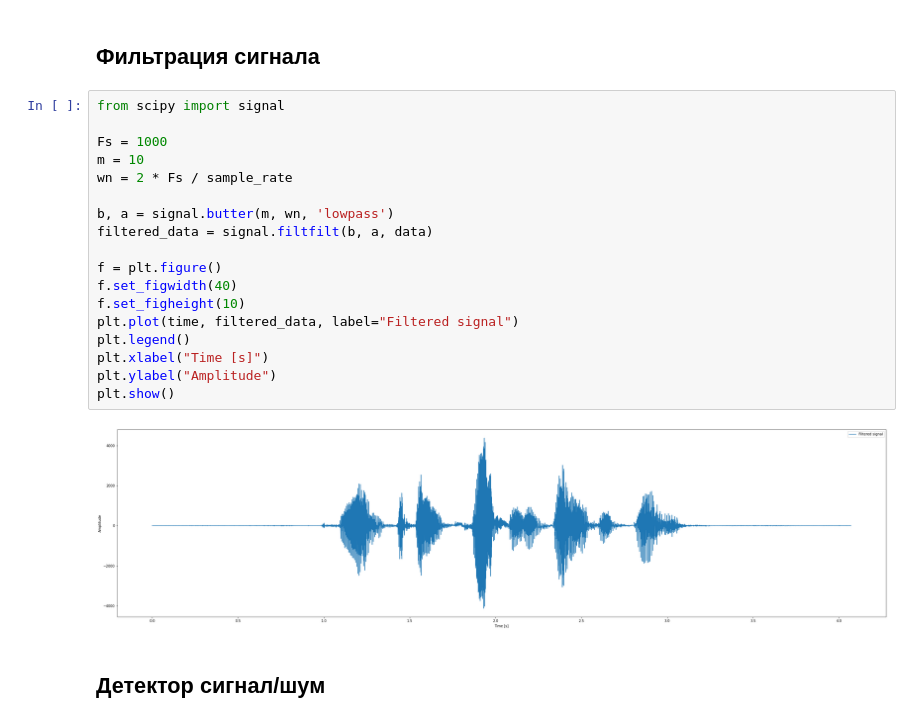
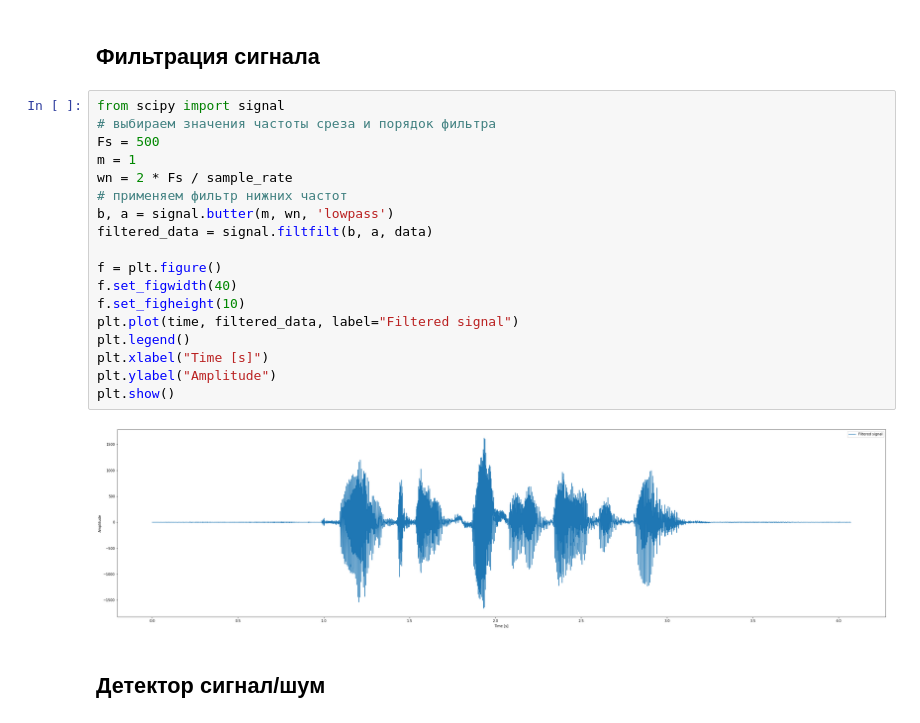
Before and after one commit to Valentina-Gol/math_packages_leti, a Jupyter notebook: lab1/math_package_lab1.ipynb, the cells around one changed output. Saved outputs shown, nothing was run; the diff lists cells and outputs as text.

```diff
--- a/lab1/math_package_lab1.ipynb
+++ b/lab1/math_package_lab1.ipynb
@@ -44,24 +59,24 @@ plt.show()
 ## Фильтрация сигнала
 # %%
 from scipy import signal
-
-Fs = 1000
-m = 10
+# выбираем значения частоты среза и порядок фильтра
+Fs = 500
+m = 1
 wn = 2 * Fs / sample_rate
-
+# применяем фильтр нижних частот
 b, a = signal.butter(m, wn, 'lowpass')
 filtered_data = signal.filtfilt(b, a, data)
 
 f = plt.figure()
 f.set_figwidth(40)
 f.set_figheight(10)
 plt.plot(time, filtered_data, label="Filtered signal")
 plt.legend()
 plt.xlabel("Time [s]")
 plt.ylabel("Amplitude")
 plt.show()
 # %% [output]
-[figure, old version]
+[figure, new version]
 # %% [markdown]
 ## Детектор сигнал/шум
 # %%
```
Also changed, not shown: parts of 11 cells of this notebook.
